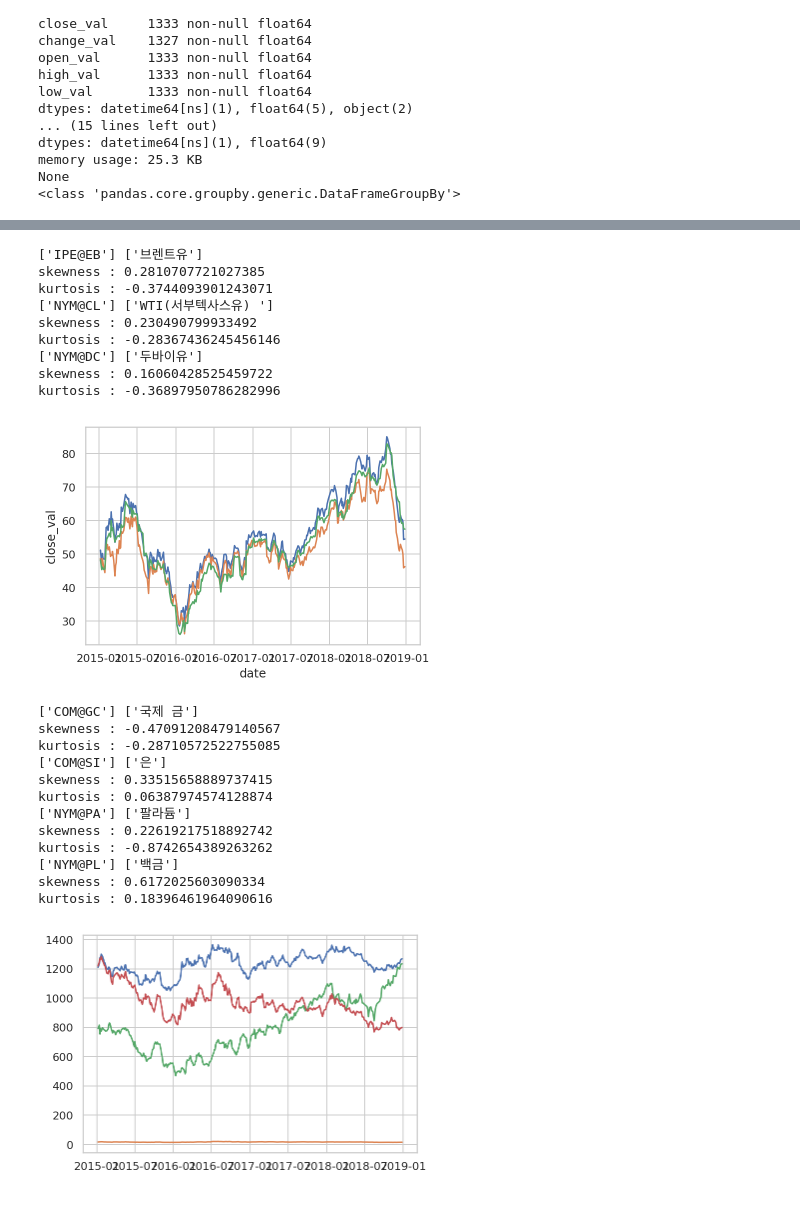
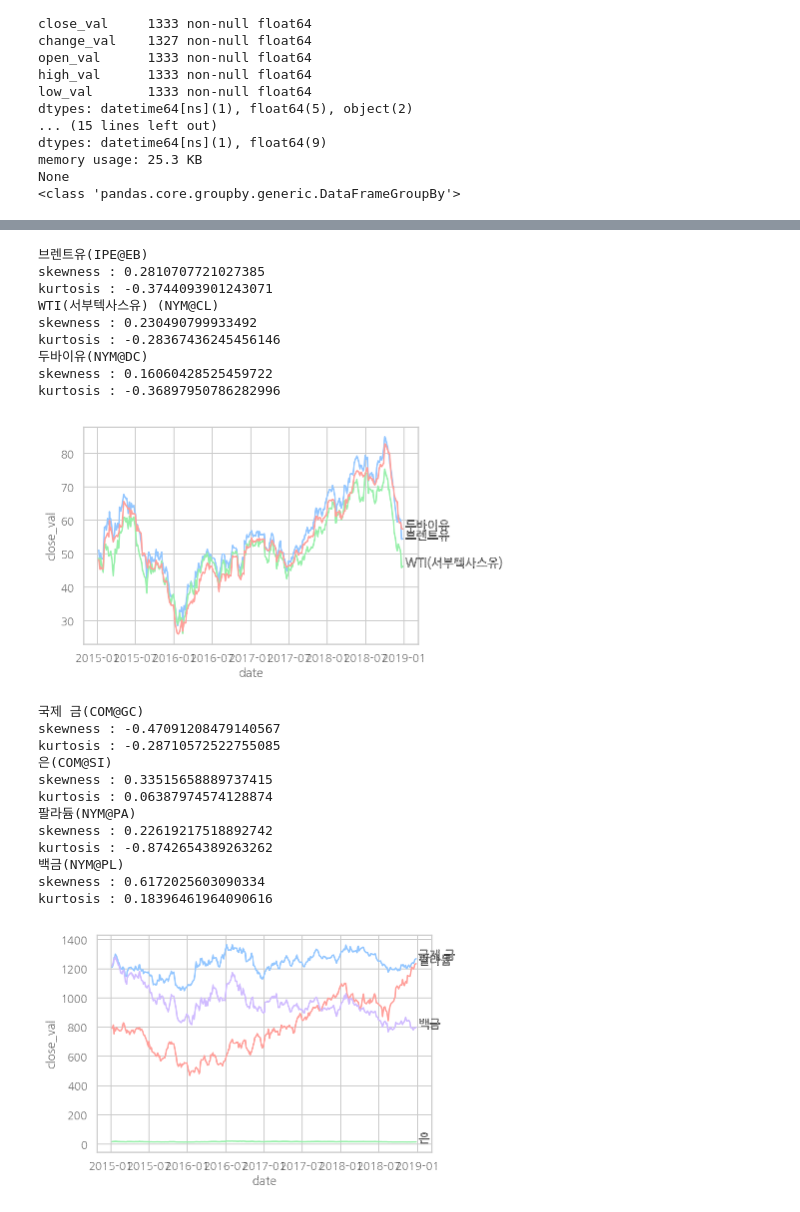
Before and after one commit to glee1228/DSC2019, a Jupyter notebook: dsc2019.ipynb, the cells around one changed output, grey strips where cells are left out. Cells and saved outputs as stored; diff of their text form; code cells hidden in the pictures.

```diff
--- a/dsc2019.ipynb
+++ b/dsc2019.ipynb
@@ -19,0 +43,5 @@ Google Drive is mounted
+# %%
+path = '/usr/share/fonts/truetype/nanum/NanumGothicEco.ttf'  # 설치된 나눔글꼴중 원하는 녀석의 전체 경로를 가져오자
+font_name = fm.FontProperties(fname=path, size=10).get_name()
+print(font_name)
+plt.rc('font', family=font_name)
@@ -19,0 +53,8 @@ Google Drive is mounted
+# %%
+# 그려보자
+plt.plot(range(50), range(50), 'r')
+plt.title('시간별 가격 추이')
+plt.ylabel('주식 가격')
+plt.xlabel('시간(분)')
+plt.style.use('seaborn-pastel')
+plt.show()
@@ -143,29 +186,6 @@ def convertToDatetime(df):
 def groupByItem(df):
   return df.groupby(df['itemcode'])
 
-def splitGold(df):
-  groupedGold = groupByItem(df)
-  for name , group in groupedGold:
-    if name=='COM@GC':
-      gold = group
-    elif name=='NYM@PA':
-      paladium = group
-    elif name=='NYM@PL':
-      whiteGold = group
-    elif name=='COM@SI':
-      silver = group
-  return gold, paladium, whiteGold, silver
-
-def splitOil(df):
-  groupedOil = groupByItem(df)
-  for name , group in groupedOil:
-    if name=='IPE@EB':
-      brentOil = group
-    elif name=='NYM@CL':
-      wTexasOil = group
-    elif name=='NYM@DC':
-      dubaiOil = group
-  return brentOil, wTexasOil, dubaiOil
 
 def setDateIndex(df):
   df=df.set_index('date',inplace=False)
@@ -186,8 +206,10 @@ def getGraph(df,colName):
   dummy=setDateIndex(df)
   code = getItemCodes(dummy)
   name = getItemNames(dummy)
-  print(code,name)
+  print('{}({})'.format(name[0],code[0]))
+  end_date = dummy.index[-1] + datetime.timedelta(days=10)
   plt.plot(dummy.index,dummy[colName],label=name)
+  plt.text(end_date, dummy[colName][-1], str(name[0]), weight = 'bold', fontsize=12)
   plt.xlabel(dummy.index.name)
   plt.ylabel(colName)
 # %%
@@ -256,51 +305,50 @@ ps. skewness, kurtosis 로 분포 확인
 #1개월, 3개월, 6개월, 1년 으로 묶어 skewness와 kurtosis를 확인해본다.
 from scipy.stats import skew
 from scipy.stats import kurtosis
-
 
 
 for id, group in gOilForeign:
   getGraph(group,'close_val')
   print('skewness : {}'.format(skew(group['close_val'])))
   print('kurtosis : {}'.format(kurtosis(group['close_val'])))
 
 plt.show()
 
 
 for id, group in gGoldForeign:
-  showGraph(group,'close_val')
+  getGraph(group,'close_val')
   print('skewness : {}'.format(skew(group['close_val'])))
   print('kurtosis : {}'.format(kurtosis(group['close_val'])))
 
 plt.show()
 
 for id, group in gGoodsForeign:
-  showGraph(group,'close_val')
+  getGraph(group,'close_val')
   print('skewness : {}'.format(skew(group['close_val'])))
   print('kurtosis : {}'.format(kurtosis(group['close_val'])))
 
 plt.show()
 # %% [output]
-['IPE@EB'] ['브렌트유']
+브렌트유(IPE@EB)
 skewness : 0.2810707721027385
 kurtosis : -0.3744093901243071
-['NYM@CL'] ['WTI(서부텍사스유) ']
+WTI(서부텍사스유) (NYM@CL)
 skewness : 0.230490799933492
 kurtosis : -0.28367436245456146
-['NYM@DC'] ['두바이유']
+두바이유(NYM@DC)
 skewness : 0.16060428525459722
 kurtosis : -0.36897950786282996
-[figure, old version]
+[figure, new version]
-['COM@GC'] ['국제 금']
+국제 금(COM@GC)
 skewness : -0.47091208479140567
 kurtosis : -0.28710572522755085
-['COM@SI'] ['은']
+은(COM@SI)
 skewness : 0.33515658889737415
 kurtosis : 0.06387974574128874
-['NYM@PA'] ['팔라듐']
+팔라듐(NYM@PA)
 skewness : 0.22619217518892742
 kurtosis : -0.8742654389263262
-['NYM@PL'] ['백금']
+백금(NYM@PL)
 skewness : 0.6172025603090334
 kurtosis : 0.18396461964090616
-[figure, old version]
+[figure, new version]
```
Also changed, not shown: parts of 15 cells of this notebook.
